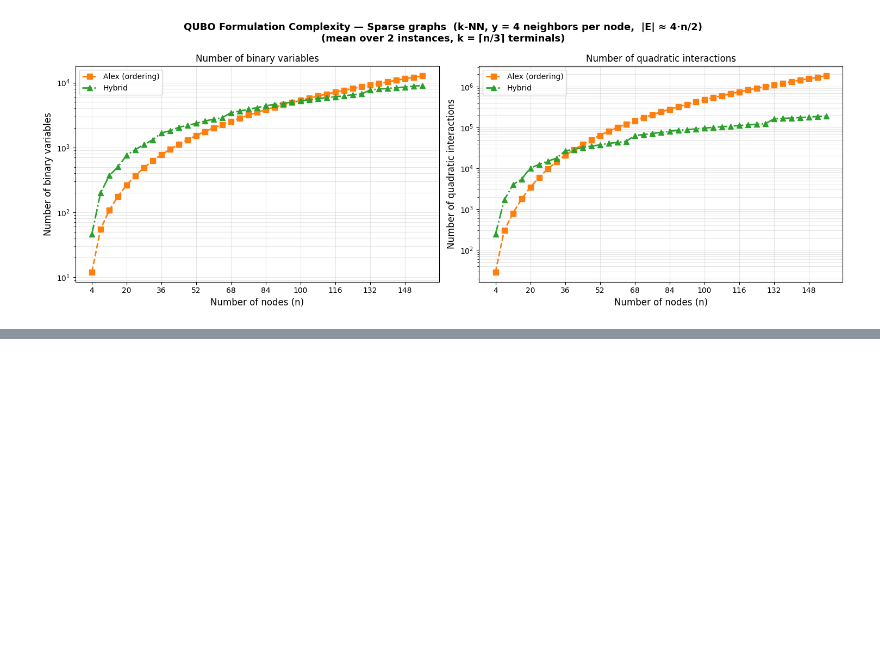
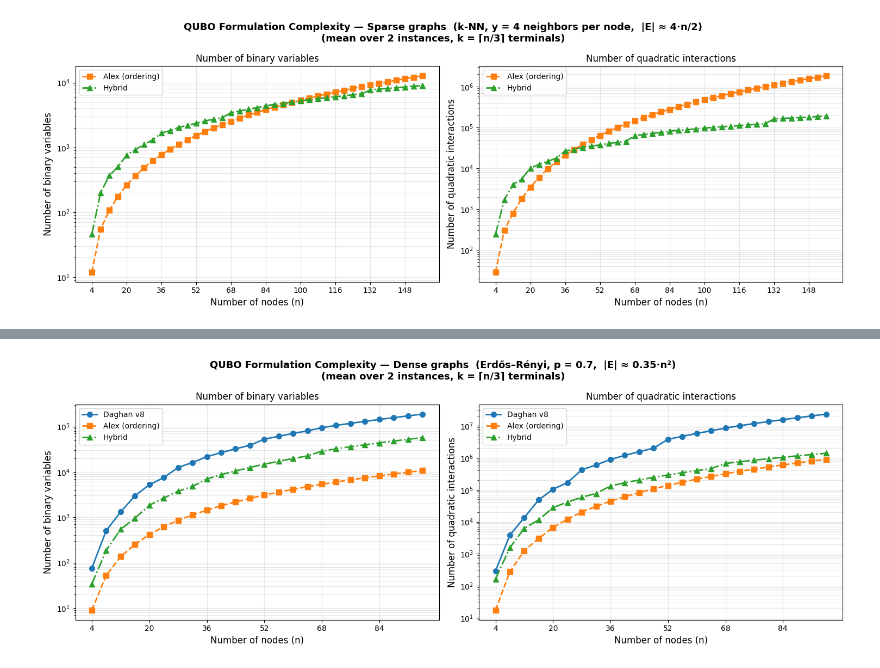
Before and after one commit to daghanerdonmez/finale, a Jupyter notebook: SteinerTreeProblemQUBO/notebooks/formulation_complexity_comparison.ipynb, the cells around one changed output, grey strips where cells are left out. Drawn from its saved outputs; the diff is of its cells as text; code cells hidden in the pictures; blank space fills up the shorter version.

```diff
--- a/SteinerTreeProblemQUBO/formulation_complexity_comparison.ipynb
+++ b/SteinerTreeProblemQUBO/notebooks/formulation_complexity_comparison.ipynb
@@ -47,7 +47,7 @@ Imports OK
 # Experiment configuration
 # ---------------------------------------------------------------------------
 
-NODE_SIZES        = range(4, 100, 4)
+NODE_SIZES        = range(4, 200, 4)
 NUM_INSTANCES     = 2      # random seeds averaged per (n, graph-type) combination
 CONSTRAINT_WEIGHT = 1.0   # same penalty weight for all formulations that need one
 SPARSE_DEGREE     = 4     # each node connects to this many nearest neighbors => |E| ≈ y·n/2
@@ -200,7 +200,7 @@ Done.
 # ---------------------------------------------------------------------------
 
 STYLE = {
-    #"Daghan v8":       {"color": "#1f77b4", "marker": "o",  "ls": "-"},
+    "Daghan v8":       {"color": "#1f77b4", "marker": "o",  "ls": "-"},
     "Alex (ordering)": {"color": "#ff7f0e", "marker": "s",  "ls": "--"},
     "Hybrid":          {"color": "#2ca02c", "marker": "^",  "ls": "-."},
 }
@@ -357,0 +360,4 @@ fig_sparse = plot_complexity(
+# %%
+print('Running dense sweep ...\n')
+dense_results3 = run_sweep(dense_generator, NODE_SIZES, NUM_INSTANCES, FORMULATIONS, label='dense')
+print('\nDone.')
@@ -357,0 +405,8 @@ fig_sparse = plot_complexity(
+# %%
+fig_dense = plot_complexity(
+    dense_results3,
+    NODE_SIZES,
+    graph_label="Dense graphs  (Erdős–Rényi, p = 0.7,  |E| ≈ 0.35·n²)",
+)
+# %% [output]
+[figure, added]
```
Also changed, not shown: parts of 5 cells of this notebook, 11 other files.
